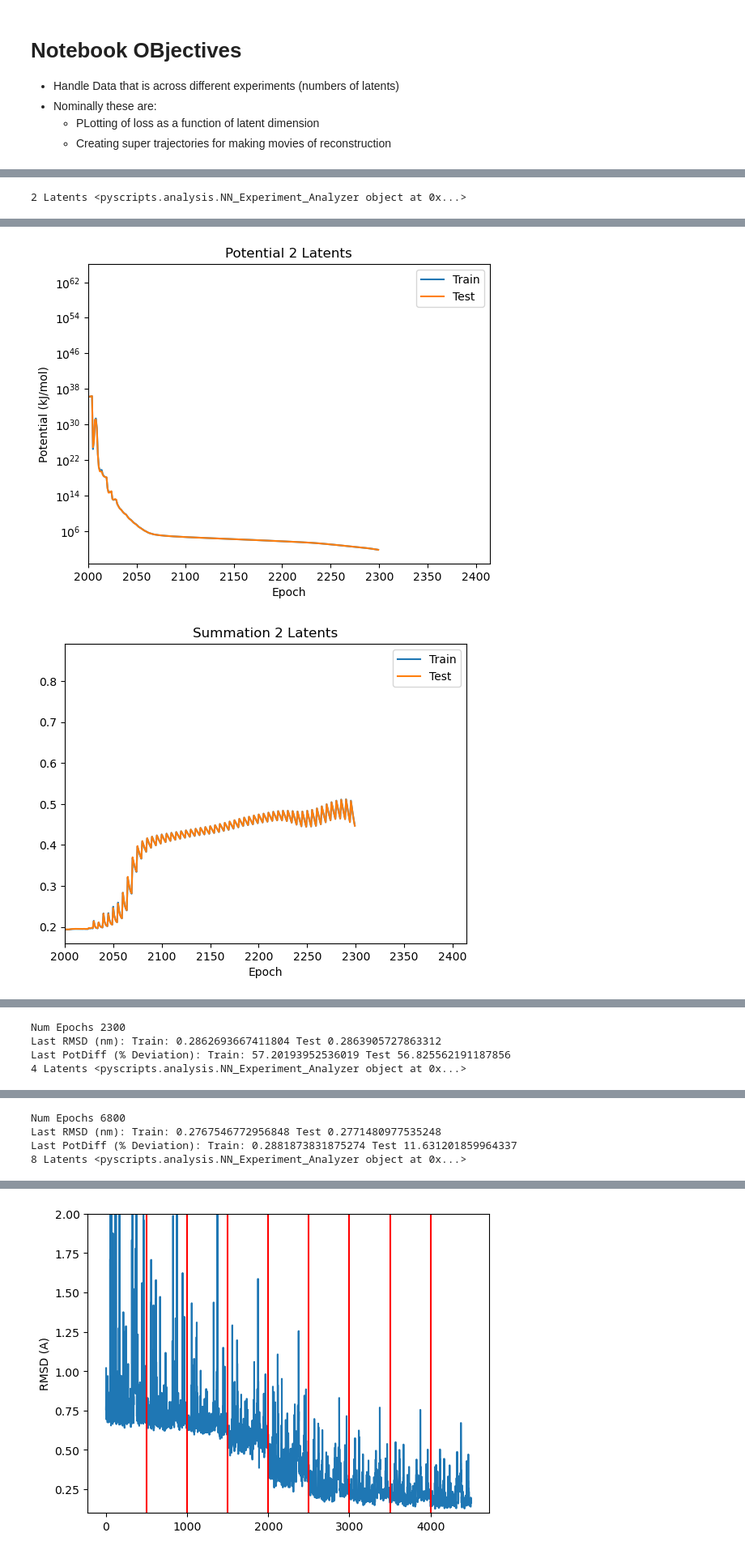
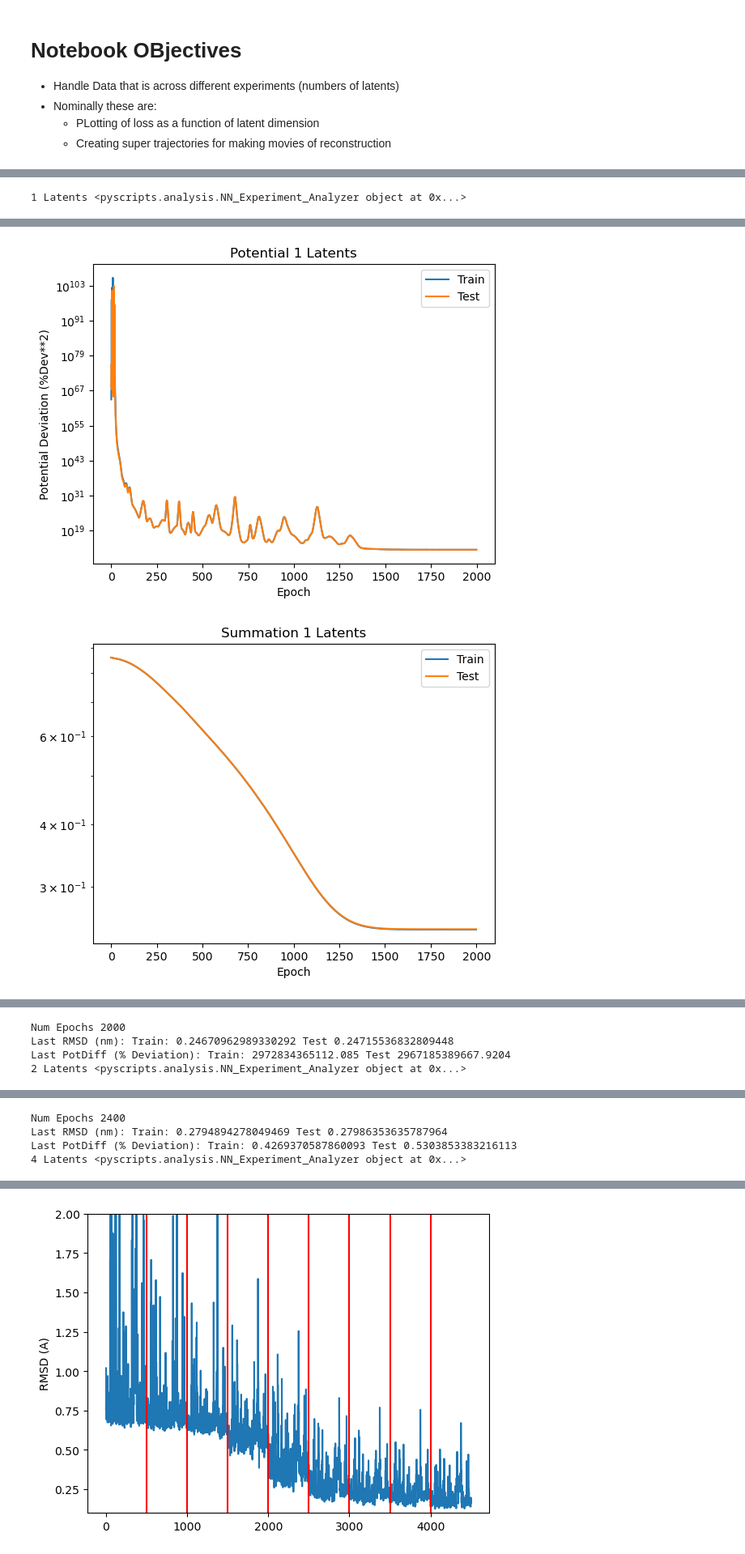
Before and after one commit to CCBatIIT/Deep-MMS, a Jupyter notebook: Multi-Analysis.ipynb, the cells around one changed output, grey strips where cells are left out. Shown at 81% size. Cells and saved outputs as stored; diff of their text form; code cells hidden in the pictures.

Commit message:
Analysis of DA Potential

```diff
--- a/Multi-Analysis.ipynb
+++ b/Multi-Analysis.ipynb
@@ -113,13 +141,13 @@ class NN_Multi_Analyzer():
 # %%
-rpt = 0
+rpt = 3
 
-json_wildcard = f'bridges2_runs/jsons/DA_AE_Dropout_Scale2_*{rpt}.json'
+json_wildcard = f'bridges2_runs/5_15_24/jsons/DA_AE_Dropout_RMSD_and_Scale_*{rpt}.json'
 json_fns = sorted(glob.glob(json_wildcard))
 
-nc_wildcard = f'bridges2_runs/DA_AE_Dropout_Scale2/*_latents/rpt_{rpt}/*checkpoint.nc'
+nc_wildcard = f'bridges2_runs/5_15_24/DA_AE_Dropout_RMSD_and_Scale/*_latents/rpt_{rpt}/*checkpoint.nc'
 netcdf_fns = sorted(glob.glob(nc_wildcard))
 
-ckpt_wildcard = f'bridges2_runs/DA_AE_Dropout_Scale2/*_latents/rpt_{rpt}/checkpoint_managed/*/default/'
+ckpt_wildcard = f'bridges2_runs/5_15_24/DA_AE_Dropout_RMSD_and_Scale/*_latents/rpt_{rpt}/checkpoint_managed/*/default/'
 all_checkpoint_dirs = sorted(glob.glob(ckpt_wildcard))
 checkpoint_dirs = []
 #Two checkpoints per model, always take the latest one
@@ -191,6 +219,6 @@ Read NetCDF and Checkpoint
 # %%
 for key, exp in self.experiments.items():
     print(key, exp)
-    exp.plot_results(xlim=(2000, None))
+    exp.plot_results()
 # %% [output]
-2 Latents <pyscripts.analysis.NN_Experiment_Analyzer object at 0x...>
+1 Latents <pyscripts.analysis.NN_Experiment_Analyzer object at 0x...>
@@ -198,2 +226,2 @@ for key, exp in self.experiments.items():
-[figure, old version]
+[figure, new version]
-[figure, old version]
+[figure, new version]
@@ -201,4 +229,4 @@ for key, exp in self.experiments.items():
-Num Epochs 2300
-Last RMSD (nm): Train: 0.2862693667411804 Test 0.2863905727863312
-Last PotDiff (% Deviation): Train: 57.20193952536019 Test 56.825562191187856
-4 Latents <pyscripts.analysis.NN_Experiment_Analyzer object at 0x...>
+Num Epochs 2000
+Last RMSD (nm): Train: 0.24670962989330292 Test 0.24715536832809448
+Last PotDiff (% Deviation): Train: 2972834365112.085 Test 2967185389667.9204
+2 Latents <pyscripts.analysis.NN_Experiment_Analyzer object at 0x...>
@@ -209,4 +237,4 @@ Last PotDiff (% Deviation): Train: 57.20193952536019 Test 56.825562191187856
-Num Epochs 6800
-Last RMSD (nm): Train: 0.2767546772956848 Test 0.2771480977535248
-Last PotDiff (% Deviation): Train: 0.2881873831875274 Test 11.631201859964337
-8 Latents <pyscripts.analysis.NN_Experiment_Analyzer object at 0x...>
+Num Epochs 2400
+Last RMSD (nm): Train: 0.2794894278049469 Test 0.27986353635787964
+Last PotDiff (% Deviation): Train: 0.4269370587860093 Test 0.5303853383216113
+4 Latents <pyscripts.analysis.NN_Experiment_Analyzer object at 0x...>
```
Also changed, not shown: parts of 12 cells of this notebook, 1 other file.
